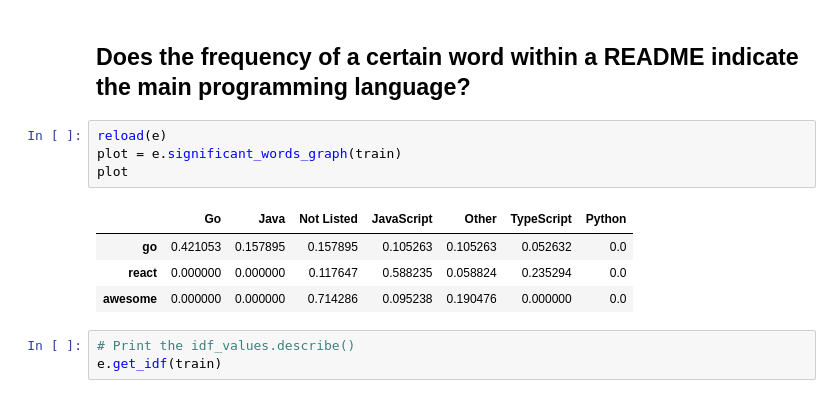
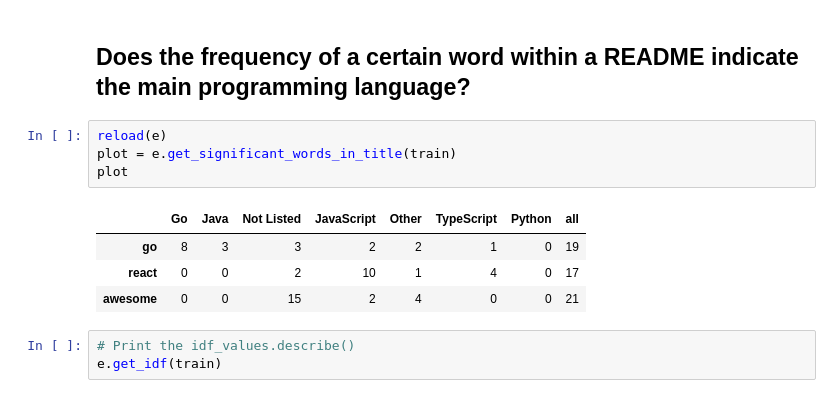
Before and after one commit to L-G-B-Team/nlp-project, a Jupyter notebook: final_report.ipynb, the cells around one changed output. Saved outputs shown, nothing was run; the diff lists cells and outputs as text.

```diff
--- a/final_report.ipynb
+++ b/final_report.ipynb
@@ -167,13 +167,13 @@ e.language_name_percentage_plot(train)
 ## Does the frequency of a certain word within a README indicate the main programming language?
 # %%
 reload(e)
-plot = e.significant_words_graph(train)
+plot = e.get_significant_words_in_title(train)
 plot
 # %% [output]
-|  | Go | Java | Not Listed | JavaScript | Other | TypeScript | Python |
-| go | 0.421053 | 0.157895 | 0.157895 | 0.105263 | 0.105263 | 0.052632 | 0.0 |
-| react | 0.000000 | 0.000000 | 0.117647 | 0.588235 | 0.058824 | 0.235294 | 0.0 |
-| awesome | 0.000000 | 0.000000 | 0.714286 | 0.095238 | 0.190476 | 0.000000 | 0.0 |
+|  | Go | Java | Not Listed | JavaScript | Other | TypeScript | Python | all |
+| go | 8 | 3 | 3 | 2 | 2 | 1 | 0 | 19 |
+| react | 0 | 0 | 2 | 10 | 1 | 4 | 0 | 17 |
+| awesome | 0 | 0 | 15 | 2 | 4 | 0 | 0 | 21 |
 # %%
 # Print the idf_values.describe()
 e.get_idf(train)
```
Also changed, not shown: 1 other file.
